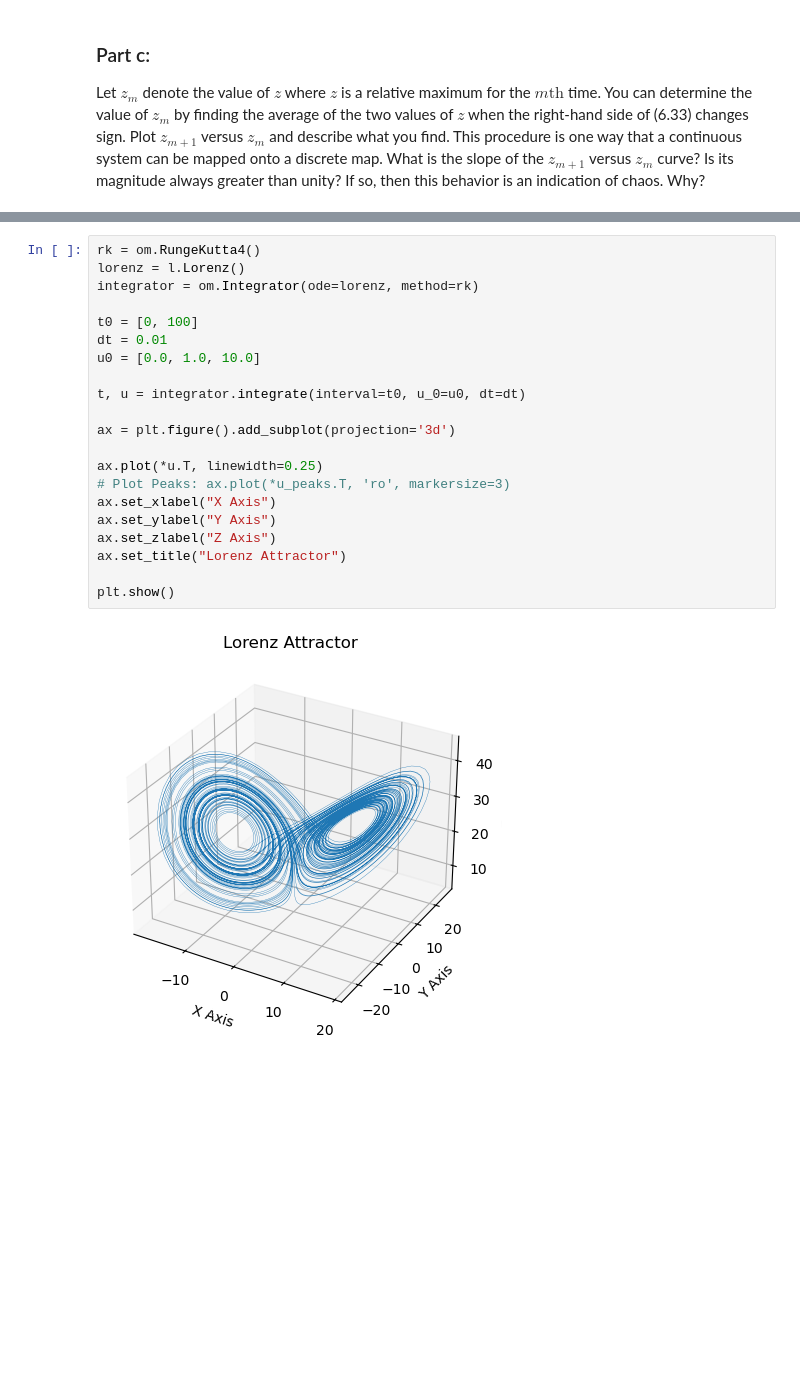
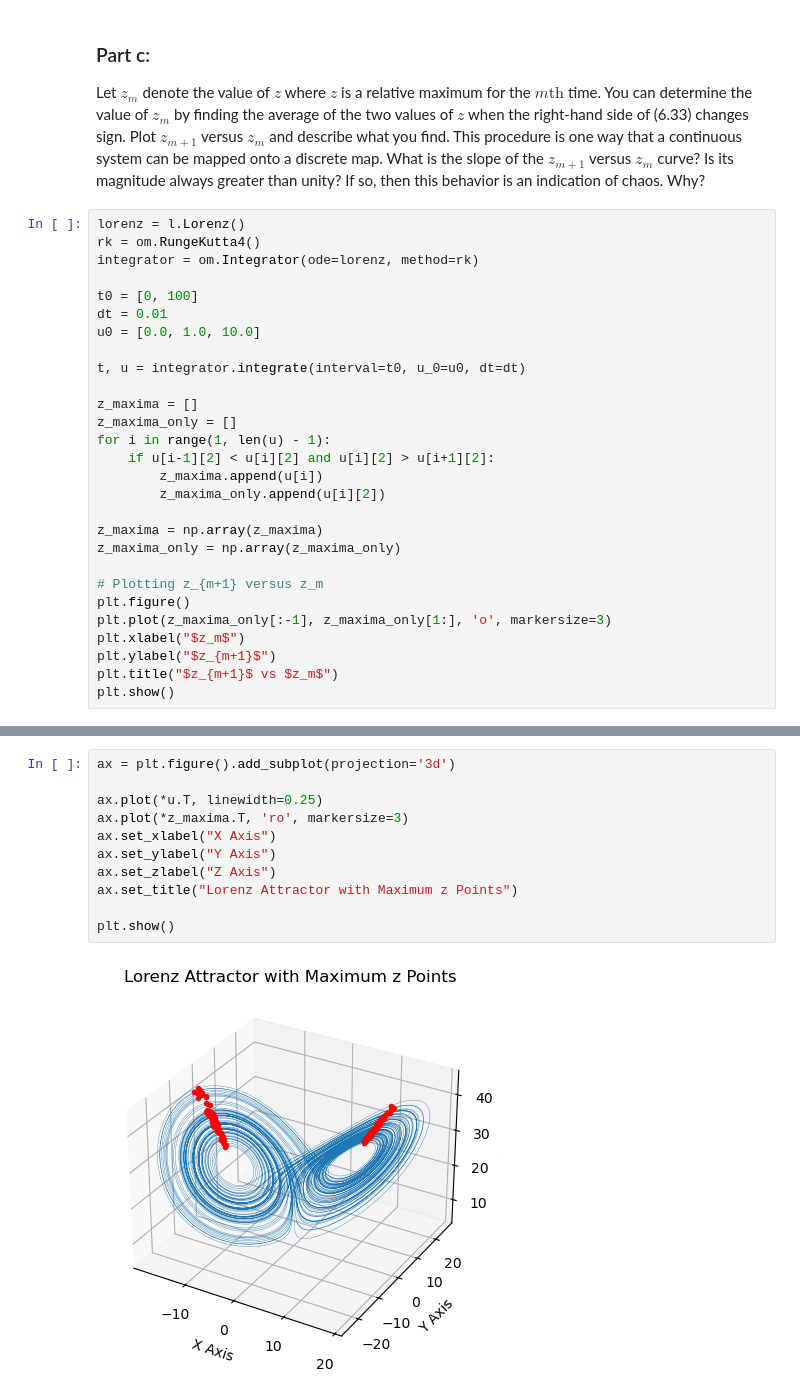
Before and after one commit to jaycebeck/Simulations, a Jupyter notebook: Homework 2/Homework2-JayceB.ipynb, the cells around one changed output, grey strips where cells are left out. Saved outputs shown, nothing was run; the diff lists cells and outputs as text; blank space fills up the shorter version.

Commit message:
Fixing zed points

```diff
--- a/Homework 2/Homework2-JayceB.ipynb
+++ b/Homework 2/Homework2-JayceB.ipynb
@@ -293,3 +293,31 @@ side of (6.33) changes sign. Plot $z_{m+1}$ versus $z_m$ and describe what you f
 is one way that a continuous system can be mapped onto a discrete map. What is the slope
 of the $z_{m+1}$ versus $z_m$ curve? Is its magnitude always greater than unity? If so, then this
 behavior is an indication of chaos. Why?
+# %%
+lorenz = l.Lorenz()
+rk = om.RungeKutta4()
+integrator = om.Integrator(ode=lorenz, method=rk)
+
+t0 = [0, 100]
+dt = 0.01
+u0 = [0.0, 1.0, 10.0]
+
+t, u = integrator.integrate(interval=t0, u_0=u0, dt=dt)
+
+z_maxima = []
+z_maxima_only = []
+for i in range(1, len(u) - 1):
+    if u[i-1][2] < u[i][2] and u[i][2] > u[i+1][2]:
+        z_maxima.append(u[i])
+        z_maxima_only.append(u[i][2])
+
+z_maxima = np.array(z_maxima)
+z_maxima_only = np.array(z_maxima_only)
+
+# Plotting z_{m+1} versus z_m
+plt.figure()
+plt.plot(z_maxima_only[:-1], z_maxima_only[1:], 'o', markersize=3)
+plt.xlabel("$z_m$")
+plt.ylabel("$z_{m+1}$")
+plt.title("$z_{m+1}$ vs $z_m$")
+plt.show()
@@ -296,23 +326,13 @@ behavior is an indication of chaos. Why?
 # %%
-rk = om.RungeKutta4()
-lorenz = l.Lorenz()
-integrator = om.Integrator(ode=lorenz, method=rk)
-
-t0 = [0, 100]
-dt = 0.01
-u0 = [0.0, 1.0, 10.0]
-
-t, u = integrator.integrate(interval=t0, u_0=u0, dt=dt)
-
 ax = plt.figure().add_subplot(projection='3d')
 
 ax.plot(*u.T, linewidth=0.25)
-# Plot Peaks: ax.plot(*u_peaks.T, 'ro', markersize=3)
+ax.plot(*z_maxima.T, 'ro', markersize=3)
 ax.set_xlabel("X Axis")
 ax.set_ylabel("Y Axis")
 ax.set_zlabel("Z Axis")
-ax.set_title("Lorenz Attractor")
+ax.set_title("Lorenz Attractor with Maximum z Points")
 
 plt.show()
 # %% [output]
-[figure, old version]
+[figure, new version]
```
Also changed, not shown: parts of 1 cell of this notebook.
